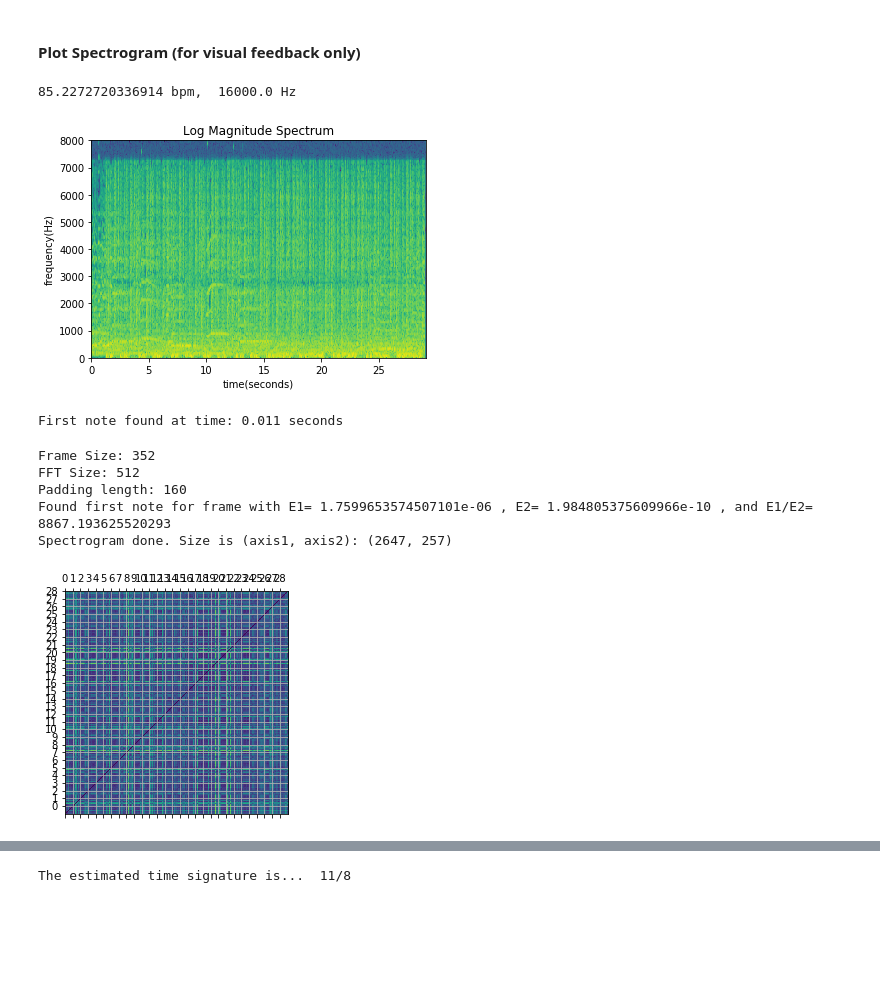
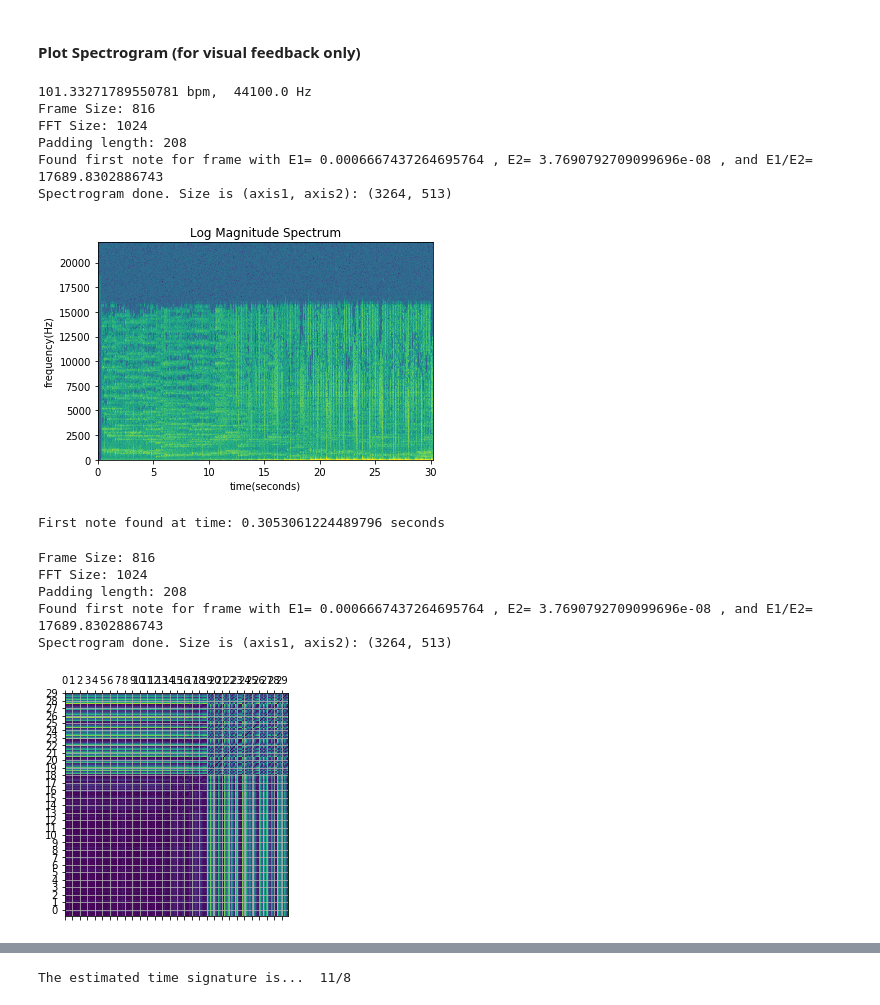
Before and after one commit to ljoglar/time_signature_estimations, a Jupyter notebook: Time_Signature_Estimation.ipynb, the cells around one changed output, grey strips where cells are left out. Drawn from its saved outputs; the diff is of its cells as text; code cells hidden in the pictures; blank space fills up the shorter version.

Commit message:
results from data set

```diff
--- a/Time_Signature_Estimation.ipynb
+++ b/Time_Signature_Estimation.ipynb
@@ -13,6 +13,7 @@ audioInput = 0
 bpm = 0
 fs = 0
 path_to_data_set = '../mp3/'
+path = 'aphex_twin_ageispolis_30_sec.mp3'
 # %% [markdown]
 #### Get audio vector and inital tempo estimation
 # %%
@@ -80,28 +81,35 @@ def compute_spectrogram(path):
 # %% [markdown]
 #### Plot Spectrogram (for visual feedback only)
 # %%
+full_path = path_to_data_set + path
 audioInput, bpm, fs = get_audio_and_tempo(full_path)
+spectrogram, db_spectrogram, fft_size, hop_size, first_note_flag = compute_spectrogram(full_path)
 
 
 timeAxSec=np.arange(db_spectrogram.shape[0])*hop_size/float(fs)
 freqAx_normalized=np.arange(db_spectrogram.shape[1])/float(fft_size)    #Normalized frequency axis
 freqAxHz=float(fs)*freqAx_normalized
 
 plt.pcolormesh(timeAxSec,freqAxHz,np.transpose(db_spectrogram))
 plt.xlim([0,timeAxSec[-1]])
 plt.ylim([0,freqAxHz[-1]])
 plt.title('Log Magnitude Spectrum')
 plt.ylabel('frequency(Hz)')
 plt.xlabel('time(seconds)')
 plt.show()
 # %% [output]
-85.2272720336914 bpm,  16000.0 Hz
+101.33271789550781 bpm,  44100.0 Hz
+Frame Size: 816
+FFT Size: 1024
+Padding length: 208
+Found first note for frame with E1= 0.0006667437264695764 , E2= 3.7690792709099696e-08 , and E1/E2= 17689.8302886743
+Spectrogram done. Size is (axis1, axis2): (3264, 513)
-[figure, old version]
+[figure, new version]
 # %%
 ## time(sec) of found first note
 print('First note found at time:', first_note_flag*hop_size/fs, 'seconds')
 # %% [output]
-First note found at time: 0.011 seconds
+First note found at time: 0.3053061224489796 seconds
 # %%
 spectrogram, db_spectrogram, fft_size, hop_size, first_note_flag = compute_spectrogram(path)
 ref_ASM = squareform(pdist(spectrogram[first_note_flag:]))
@@ -113,12 +121,12 @@ plt.xticks(stride, labels)
 plt.yticks(stride, labels[::-1])
 plt.grid(True)
 # %% [output]
-Frame Size: 352
-FFT Size: 512
-Padding length: 160
-Found first note for frame with E1= 1.7599653574507101e-06 , E2= 1.984805375609966e-10 , and E1/E2= 8867.193625520293
-Spectrogram done. Size is (axis1, axis2): (2647, 257)
+Frame Size: 816
+FFT Size: 1024
+Padding length: 208
+Found first note for frame with E1= 0.0006667437264695764 , E2= 3.7690792709099696e-08 , and E1/E2= 17689.8302886743
+Spectrogram done. Size is (axis1, axis2): (3264, 513)
-[figure, old version]
+[figure, new version]
 # %%
 bar_candidates = np.multiply(64, list(range(2, 13)))
 # %%
```
Also changed, not shown: parts of 2 cells of this notebook, 2 other files.
